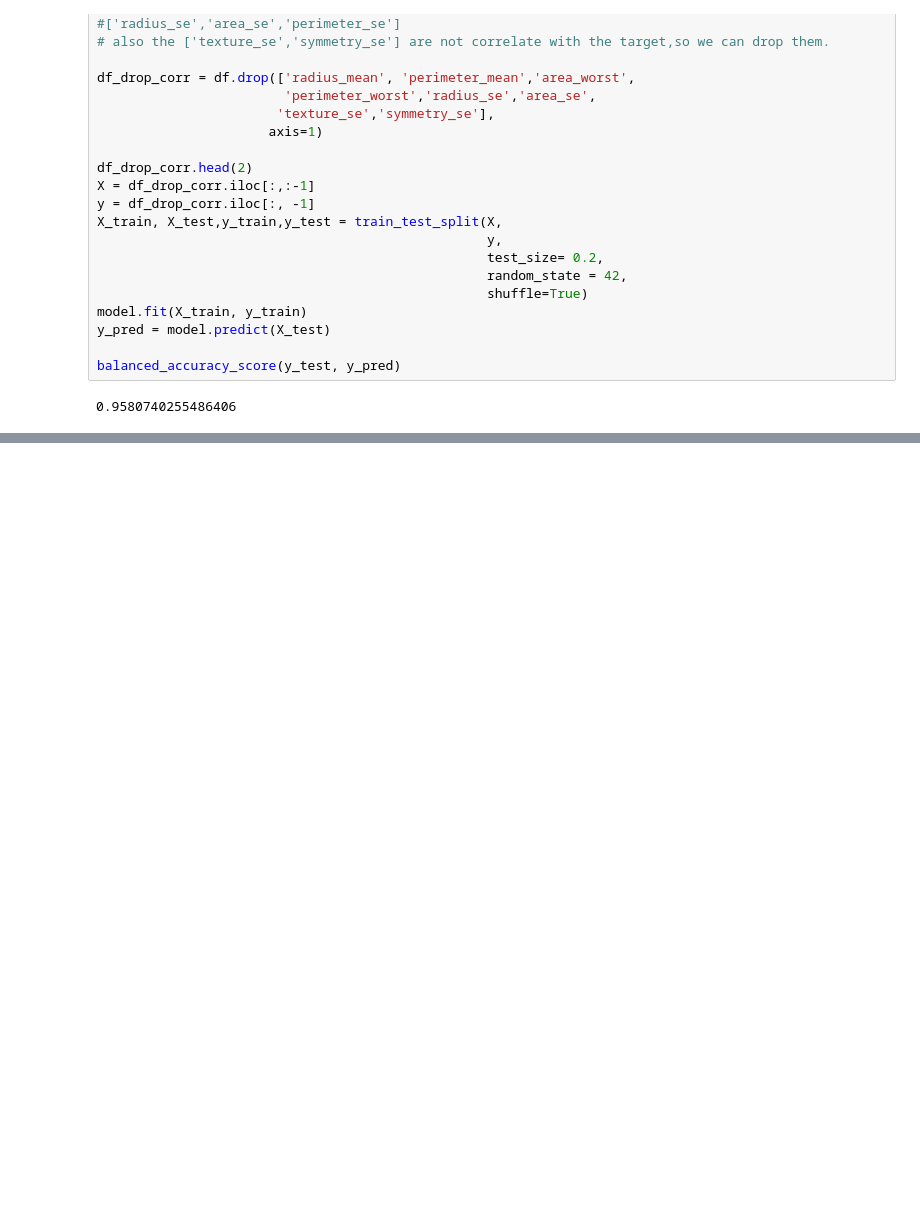
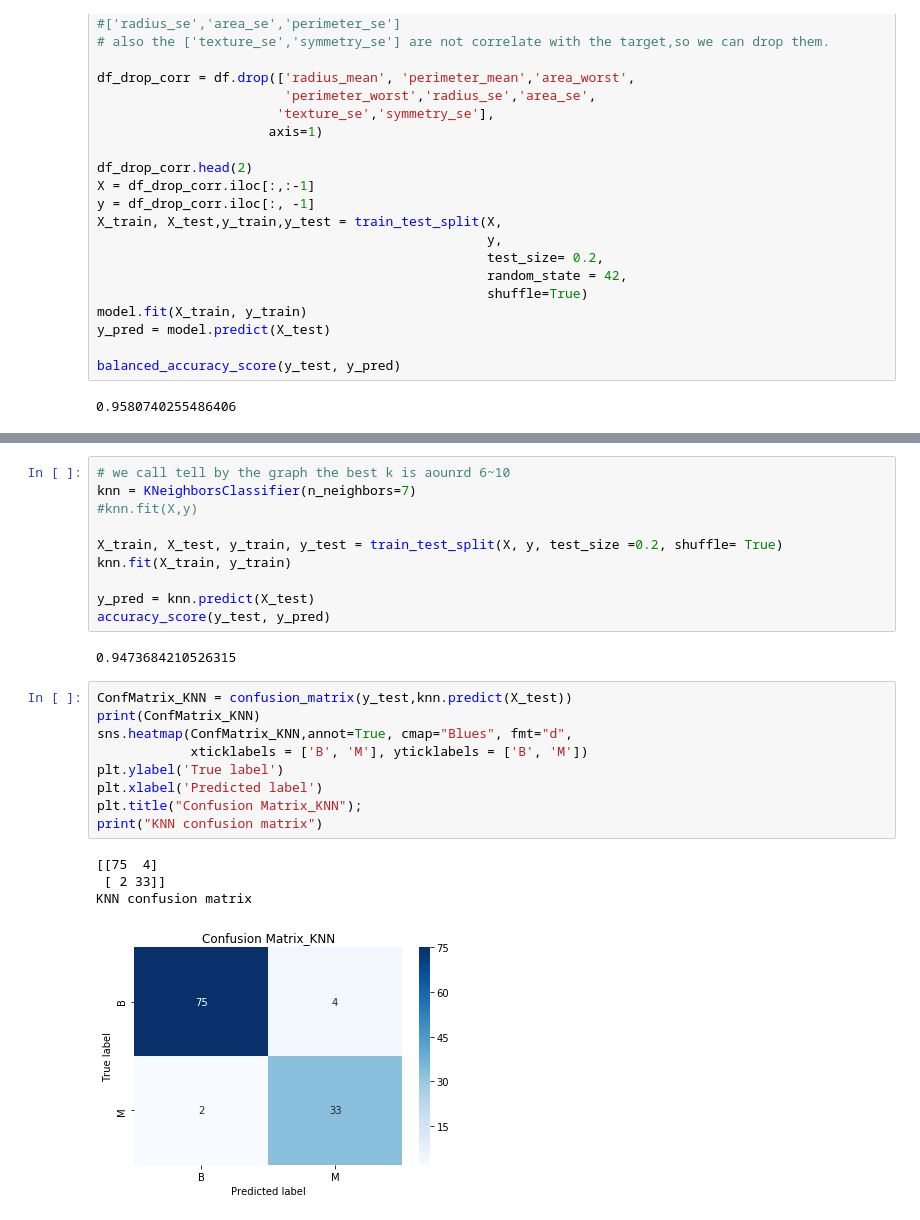
Before and after one commit to yoyongbo/ML_AS1, a Jupyter notebook: ML_assignment1/Assignment1.ipynb, the cells around one changed output, grey strips where cells are left out. Cells and saved outputs as stored; diff of their text form; blank space fills up the shorter version.

```diff
--- a/ML_assignment1/Assignment1.ipynb
+++ b/ML_assignment1/Assignment1.ipynb
@@ -249,0 +275,26 @@ y = df['diagnosis']
+# %%
+# we call tell by the graph the best k is aounrd 6~10
+knn = KNeighborsClassifier(n_neighbors=7)
+#knn.fit(X,y)
+
+X_train, X_test, y_train, y_test = train_test_split(X, y, test_size =0.2, shuffle= True)
+knn.fit(X_train, y_train)
+
+y_pred = knn.predict(X_test)
+accuracy_score(y_test, y_pred)
+# %% [output]
+0.9473684210526315
+# %%
+ConfMatrix_KNN = confusion_matrix(y_test,knn.predict(X_test))
+print(ConfMatrix_KNN)
+sns.heatmap(ConfMatrix_KNN,annot=True, cmap="Blues", fmt="d",
+            xticklabels = ['B', 'M'], yticklabels = ['B', 'M'])
+plt.ylabel('True label')
+plt.xlabel('Predicted label')
+plt.title("Confusion Matrix_KNN");
+print("KNN confusion matrix")
+# %% [output]
+[[75  4]
+ [ 2 33]]
+KNN confusion matrix
+[figure, added]
```
Also changed, not shown: parts of 18 cells of this notebook.
